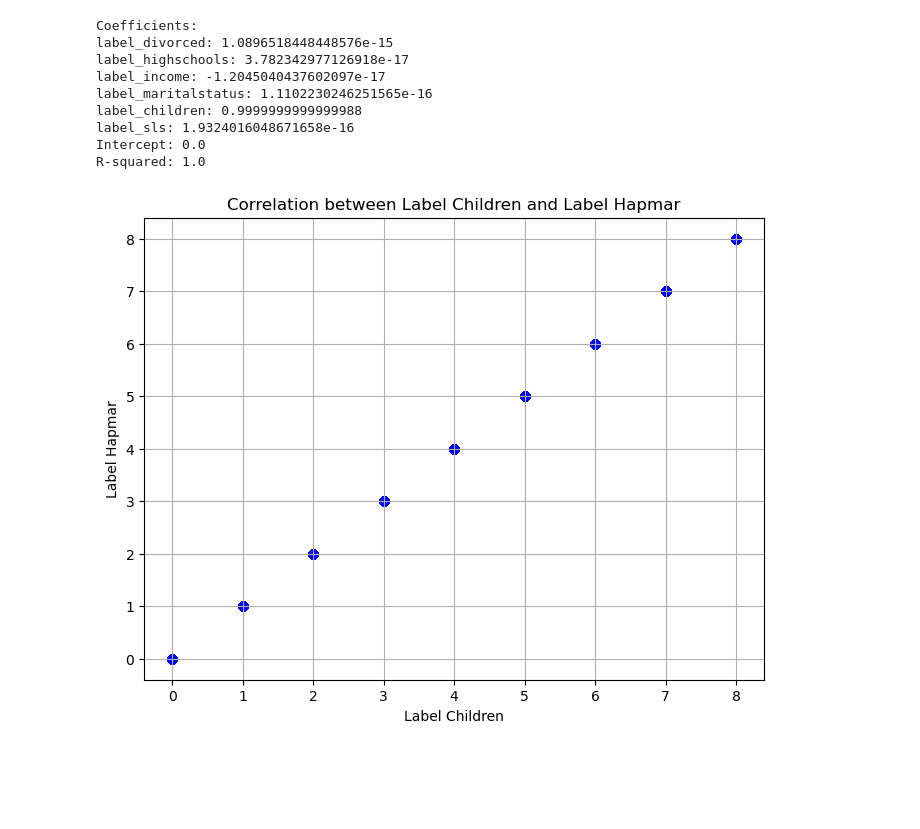
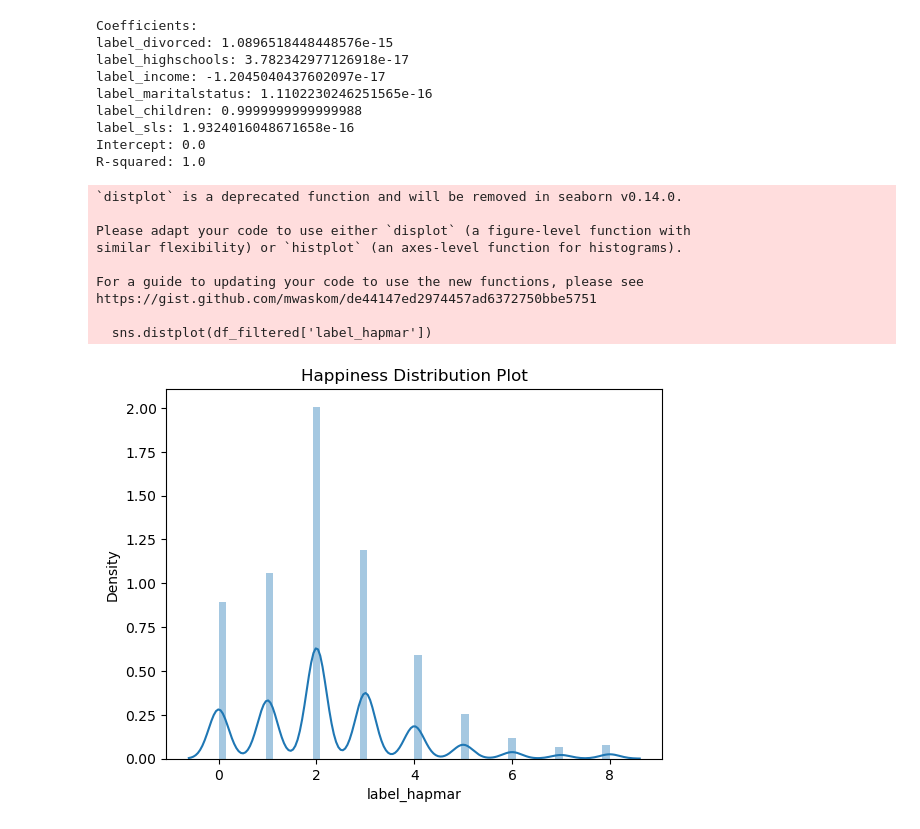
Before and after one commit to ninaysabel/DS4002P2, a Jupyter notebook: Scripts/Project2M1.ipynb, the cells around one changed output. Saved outputs shown, nothing was run; the diff lists cells and outputs as text; code cells hidden in the pictures; blank space fills up the shorter version.

```diff
--- a/Scripts/Project2M1.ipynb
+++ b/Scripts/Project2M1.ipynb
@@ -8,8 +8,16 @@ import pandas as pd
 import matplotlib.pyplot as plt
 # %%
 # List of CSV files to merge
-csv_files = ['fixedGSSeverdivorced.csv', 'fixedGSShappinessofmarriage.csv', 'fixedGSShighestschoolspouse.csv',
-             'fixedGSSincome.csv', 'fixedGSSmaritalstatus.csv', 'fixedGSSnumberofchildren.csv', 'fixedGSSspouselaborstatus.csv']
+data_path = "/Users/addisonlowman/DS4002P2/DATA/"
+
+# List of CSV files to merge with their full paths
+csv_files = [data_path + 'fixedGSSeverdivorced.csv',
+             data_path + 'fixedGSShappinessofmarriage.csv',
+             data_path + 'fixedGSShighestschoolspouse.csv',
+             data_path + 'fixedGSSincome.csv',
+             data_path + 'fixedGSSmaritalstatus.csv',
+             data_path + 'fixedGSSnumberofchildren.csv',
+             data_path + 'fixedGSSspouselaborstatus.csv']
 
 # Read each CSV file into a DataFrame
 dfs = [pd.read_csv(file) for file in csv_files]
@@ -227,22 +235,3 @@ label_children: 0.9999999999999988
 label_sls: 1.9324016048671658e-16
 Intercept: 0.0
 R-squared: 1.0
-# %%
-# Extracting data
-label_children = df_filtered['label_children']
-label_hapmar = df_filtered['label_hapmar']
-
-# Create scatter plot
-plt.figure(figsize=(8, 6))
-plt.scatter(label_children, label_hapmar, color='blue', alpha=0.5)
-
-# Add labels and title
-plt.xlabel('Label Children')
-plt.ylabel('Label Hapmar')
-plt.title('Correlation between Label Children and Label Hapmar')
-
-# Show plot
-plt.grid(True)
-plt.show()
-# %% [output]
-[figure, removed]
@@ -248,0 +246,15 @@ plt.show()
+# %%
+plt.title('Happiness Distribution Plot')
+sns.distplot(df_filtered['label_hapmar'])
+plt.show()
+# %% [output]
+`distplot` is a deprecated function and will be removed in seaborn v0.14.0.
+
+Please adapt your code to use either `displot` (a figure-level function with
+similar flexibility) or `histplot` (an axes-level function for histograms).
+
+For a guide to updating your code to use the new functions, please see
+https://gist.github.com/mwaskom/de44147ed2974457ad6372750bbe5751
+
+  sns.distplot(df_filtered['label_hapmar'])
+[figure, added]
```
Also changed, not shown: parts of 7 cells of this notebook.
